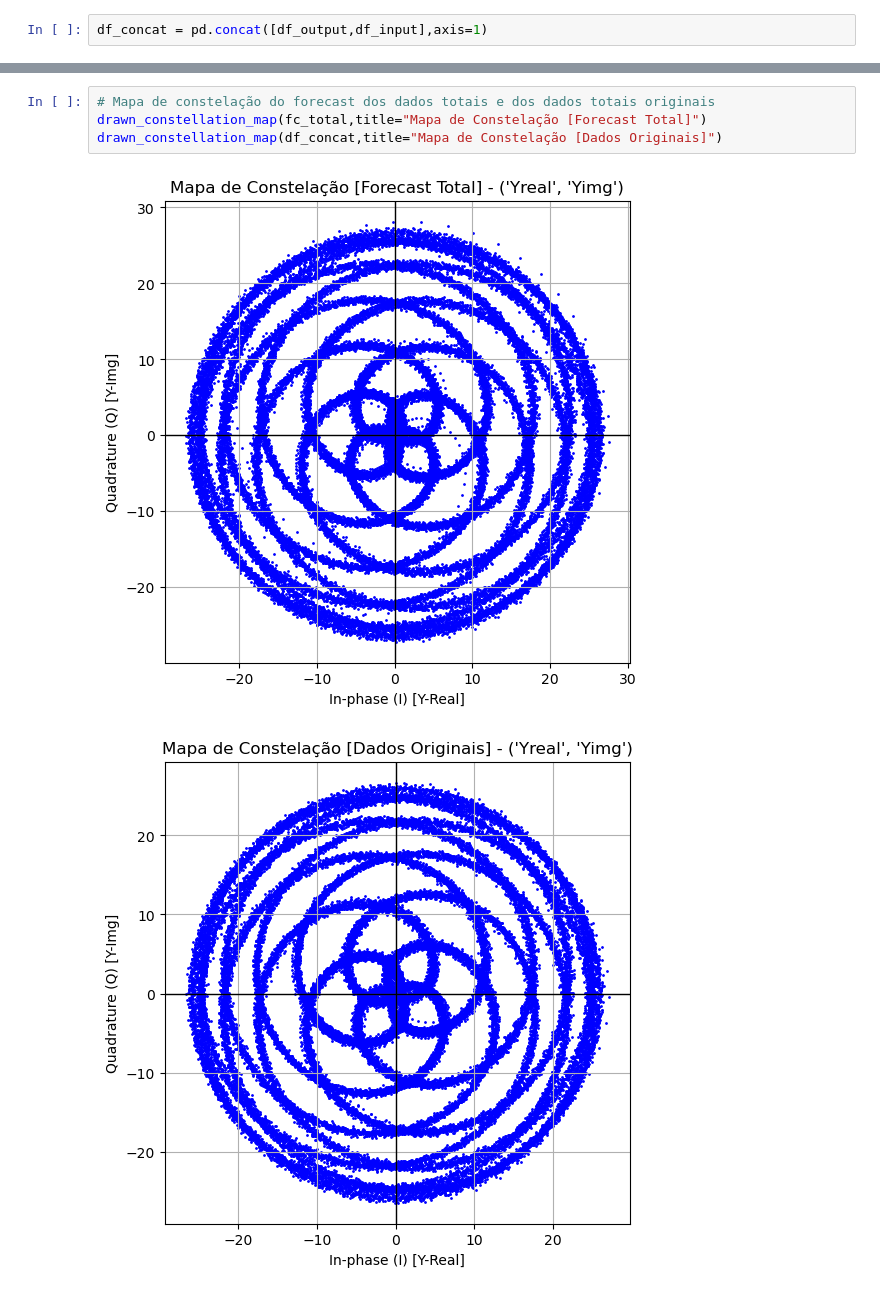
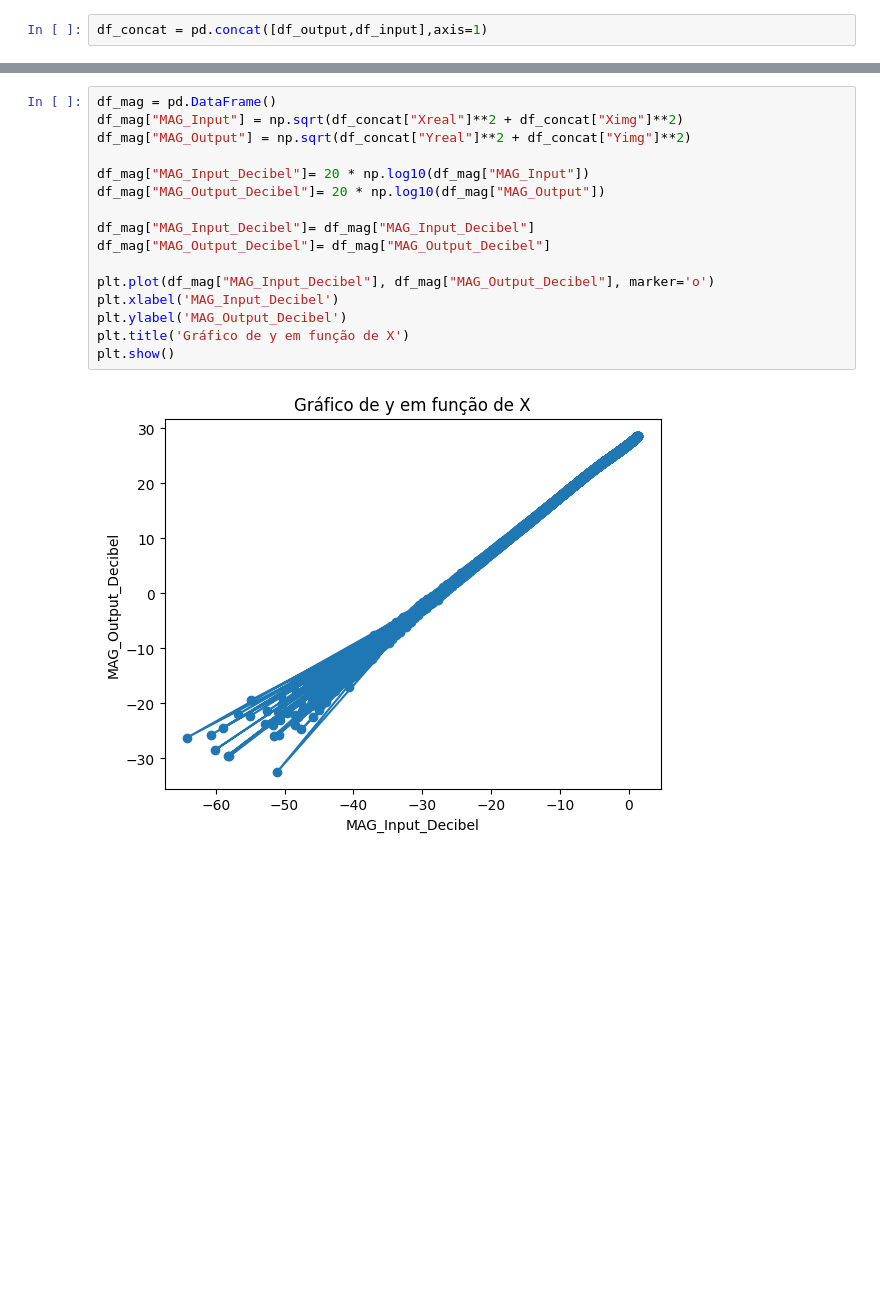
Before and after one commit to IsaacKosloski/varmax-study, a Jupyter notebook: jupyter/graph-map-varmax-test.ipynb, the cells around one changed output, grey strips where cells are left out. Cells and saved outputs as stored; diff of their text form; blank space fills up the shorter version.

Commit message:
feat: Updating graph-map-varmax-test to latest version

```diff
--- a/jupyter/graph-map-varmax-test.ipynb
+++ b/jupyter/graph-map-varmax-test.ipynb
@@ -258,7 +341,18 @@ drawn_magnitude_map(df_concat,df_concat)
-# %%
-# Mapa de constelação do forecast dos dados totais e dos dados totais originais
-drawn_constellation_map(fc_total,title="Mapa de Constelação [Forecast Total]")
-drawn_constellation_map(df_concat,title="Mapa de Constelação [Dados Originais]")
-# %% [output]
-[figure, removed]
-[figure, removed]
+# %%
+df_mag = pd.DataFrame()
+df_mag["MAG_Input"] = np.sqrt(df_concat["Xreal"]**2 + df_concat["Ximg"]**2)
+df_mag["MAG_Output"] = np.sqrt(df_concat["Yreal"]**2 + df_concat["Yimg"]**2)
+
+df_mag["MAG_Input_Decibel"]= 20 * np.log10(df_mag["MAG_Input"])
+df_mag["MAG_Output_Decibel"]= 20 * np.log10(df_mag["MAG_Output"])
+
+df_mag["MAG_Input_Decibel"]= df_mag["MAG_Input_Decibel"]
+df_mag["MAG_Output_Decibel"]= df_mag["MAG_Output_Decibel"]
+
+plt.plot(df_mag["MAG_Input_Decibel"], df_mag["MAG_Output_Decibel"], marker='o')
+plt.xlabel('MAG_Input_Decibel')
+plt.ylabel('MAG_Output_Decibel')
+plt.title('Gráfico de y em função de X')
+plt.show()
+# %% [output]
+[figure, added]
```
Also changed, not shown: parts of 60 cells of this notebook.
